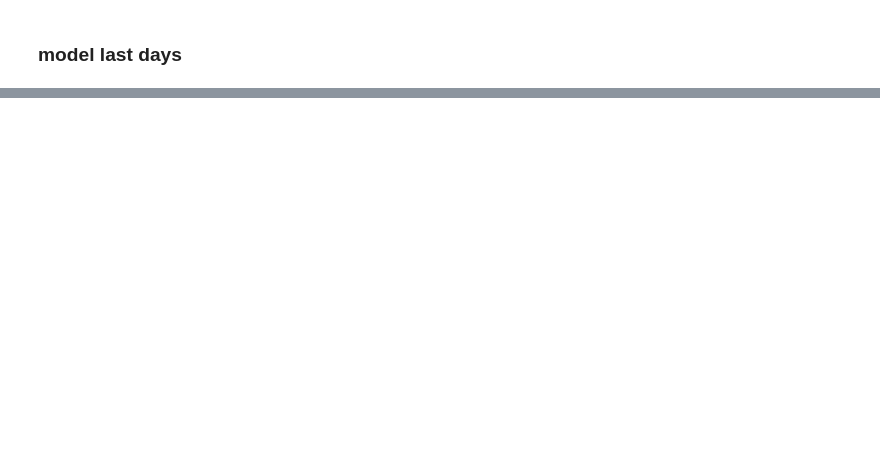
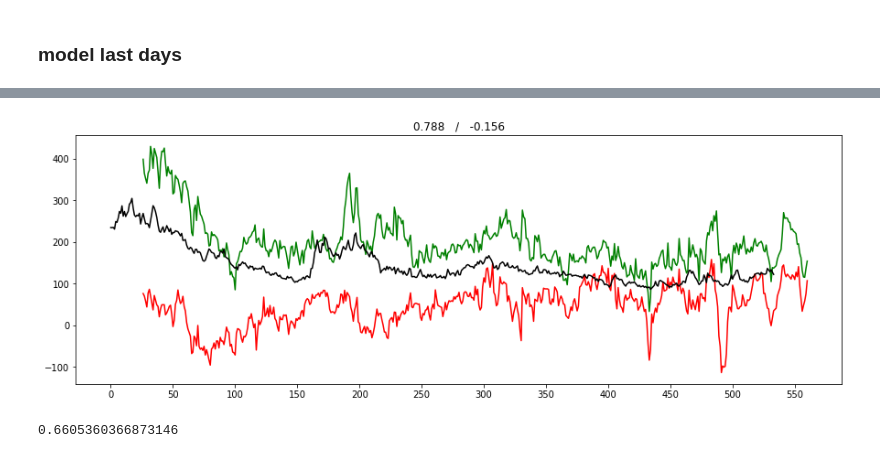
Before and after one commit to ForestTiger-GH/COTRA, a Jupyter notebook: COTRA v.6_Matrix Forecasting.ipynb, the cells around one changed output, grey strips where cells are left out. Drawn from its saved outputs; the diff is of its cells as text; code cells hidden in the pictures; blank space fills up the shorter version.

```diff
--- a/COTRA v.6_Matrix Forecasting.ipynb
+++ b/COTRA v.6_Matrix Forecasting.ipynb
@@ -418,0 +427,11 @@ fig.show()
+# %%
+mbil2 = []
+for i in range(len(mbil)): mbil2.append(mbil[i][0])
+mbis2 = []
+for i in range(len(mbis)): mbis2.append(mbis[i][0])
+mbin2 = []
+for i in range(len(mbin)): mbin2.append(mbin[i][0])
+# %%
+pbil = mbil2 * prices.high_price()
+pbis = mbis2 * prices.low_price()
+pbin = mbin2 * prices.close_price()
@@ -418,0 +442,28 @@ fig.show()
+# %%
+pbil = pbil.shift(number_future_weeks)[number_future_weeks:]
+pbis = pbis.shift(number_future_weeks)[number_future_weeks:]
+pbin = pbin.shift(number_future_weeks)[number_future_weeks:]
+# %%
+clo = prices.close_price()
+clo = clo[number_future_weeks:]
+# %%
+axx = np.arange(0, len(dates)+number_future_weeks, 50)
+plt.figure(figsize=(15,5))
+plt.title(str(round(clo.corr(pbil),3))+'   /   '+str(round(clo.corr(pbis),3)))
+plt.xticks(axx)
+plt.plot(pbil, color='green')
+plt.plot(pbis, color='red')
+# plt.plot(pbin)
+
+plt.plot(prices.close_price(), color='black')
+
+plt.show()
+# %% [output]
+[figure, added]
+# %%
+# alist.append(clo.corr(pbil))
+# blist.append(clo.corr(pbis))
+# clist.append(clo.corr(pbin))
+clo.corr(clo.shift(number_future_weeks))
+# %% [output]
+0.6605360366873146
```
Also changed, not shown: parts of 7 cells of this notebook.
